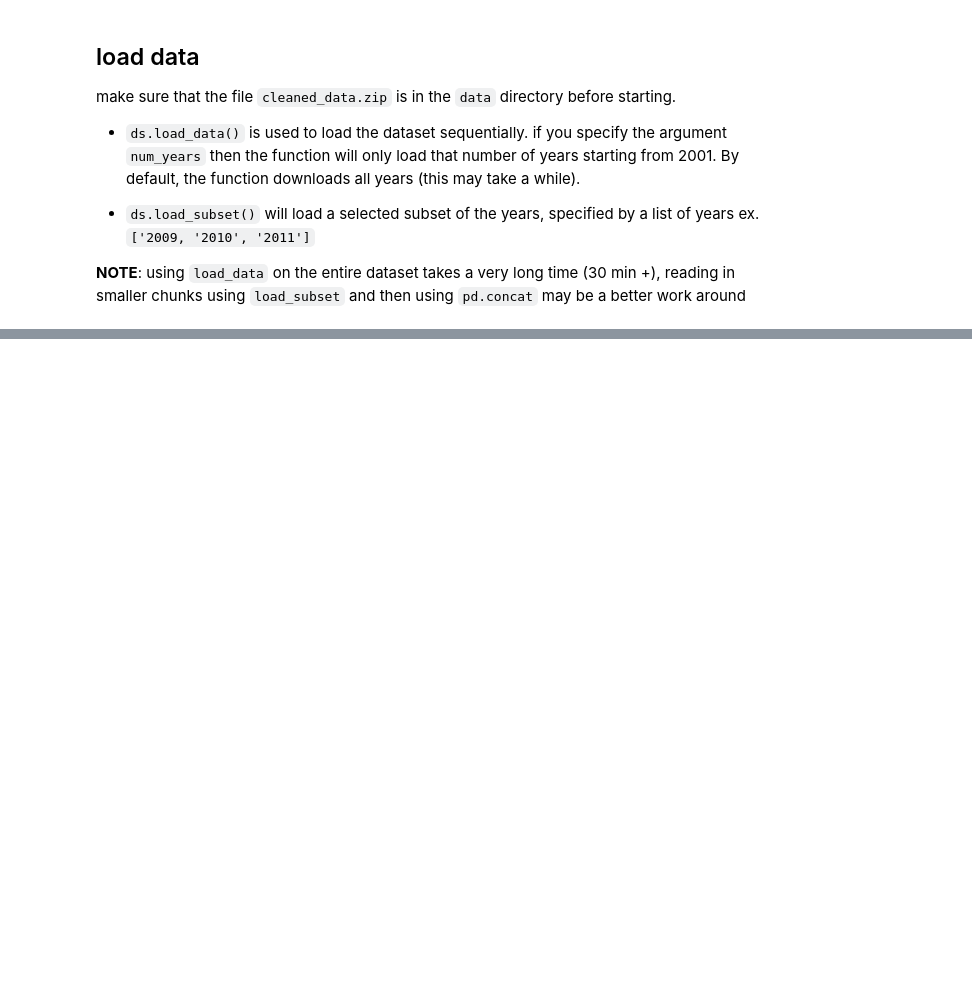
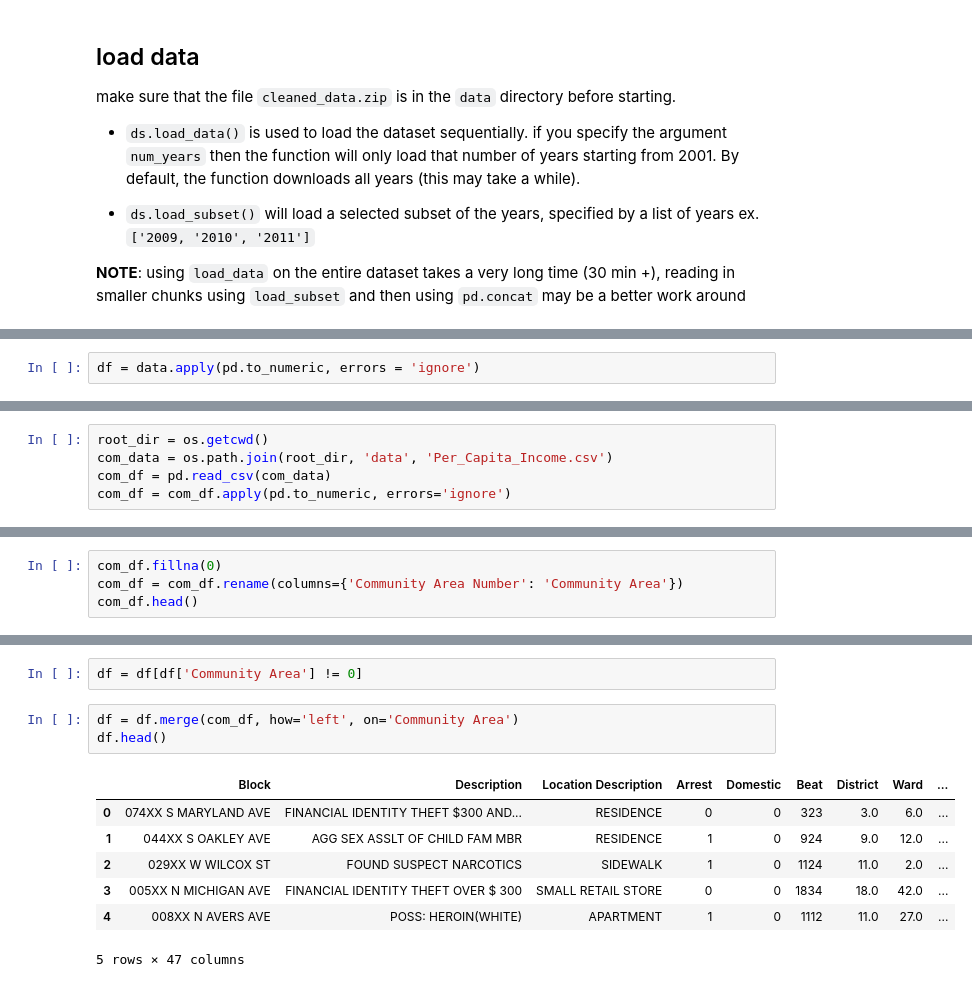
Before and after one commit to ajshedivy/CrimeAnalysisML, a Jupyter notebook: model_building.ipynb, the cells around one changed output, grey strips where cells are left out. Cells and saved outputs as stored; diff of their text form; blank space fills up the shorter version.

```diff
--- a/model_building.ipynb
+++ b/model_building.ipynb
@@ -96,0 +83,2 @@ array([['051XX W WASHINGTON BLVD', 'FIRST DEGREE MURDER', 'STREET', ...,
+# %%
+df = data.apply(pd.to_numeric, errors = 'ignore')
@@ -96,0 +105,5 @@ array([['051XX W WASHINGTON BLVD', 'FIRST DEGREE MURDER', 'STREET', ...,
+# %%
+root_dir = os.getcwd()
+com_data = os.path.join(root_dir, 'data', 'Per_Capita_Income.csv')
+com_df = pd.read_csv(com_data)
+com_df = com_df.apply(pd.to_numeric, errors='ignore')
@@ -96,0 +129,4 @@ array([['051XX W WASHINGTON BLVD', 'FIRST DEGREE MURDER', 'STREET', ...,
+# %%
+com_df.fillna(0)
+com_df = com_df.rename(columns={'Community Area Number': 'Community Area'})
+com_df.head()
@@ -96,0 +140,13 @@ array([['051XX W WASHINGTON BLVD', 'FIRST DEGREE MURDER', 'STREET', ...,
+# %%
+df = df[df['Community Area'] != 0]
+# %%
+df = df.merge(com_df, how='left', on='Community Area')
+df.head()
+# %% [output]
+|  | Block | Description | Location Description | Arrest | Domestic | Beat | District | Ward | ... |
+| 0 | 074XX S MARYLAND AVE | FINANCIAL IDENTITY THEFT $300 AND... | RESIDENCE | 0 | 0 | 323 | 3.0 | 6.0 | ... |
+| 1 | 044XX S OAKLEY AVE | AGG SEX ASSLT OF CHILD FAM MBR | RESIDENCE | 1 | 0 | 924 | 9.0 | 12.0 | ... |
+| 2 | 029XX W WILCOX ST | FOUND SUSPECT NARCOTICS | SIDEWALK | 1 | 0 | 1124 | 11.0 | 2.0 | ... |
+| 3 | 005XX N MICHIGAN AVE | FINANCIAL IDENTITY THEFT OVER $ 300 | SMALL RETAIL STORE | 0 | 0 | 1834 | 18.0 | 42.0 | ... |
+| 4 | 008XX N AVERS AVE | POSS: HEROIN(WHITE) | APARTMENT | 1 | 0 | 1112 | 11.0 | 27.0 | ... |
+5 rows × 47 columns
```
Also changed, not shown: parts of 19 cells of this notebook.
